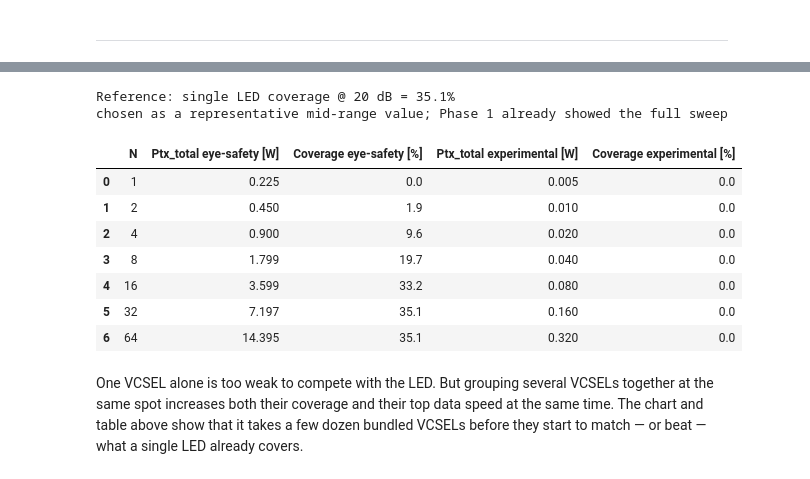
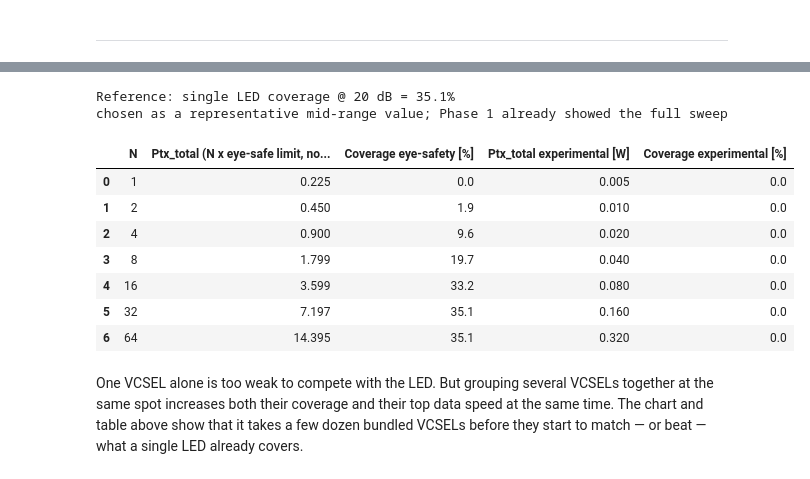
Before and after one commit to carolinalopezdelamadriz/lifi-comparative-analysis, a Jupyter notebook: single_cell_analysis_v3.ipynb, the cells around one changed output, grey strips where cells are left out. Drawn from its saved outputs; the diff is of its cells as text; code cells hidden in the pictures.

```diff
--- a/single_cell_analysis_v3.ipynb
+++ b/single_cell_analysis_v3.ipynb
@@ -523,7 +559,7 @@ def eye_safe_ptx(w0, lam, rp=3.5e-3):
         zhaz = 0.1  # hazard distance capped at 10 cm for wide-divergence beams ([Eye-Safety] Alg. 1)
     else:
         alpha = 2 * np.arctan(w0 / d86)
-        zhaz = w0 / 0.0021 if alpha < 1.5e-3 else 9.2 * np.pi * w0 / (2 * lam)  # [Eye-Safety] Alg. 1
+        zhaz = 2 * w0 / 0.0021 if alpha < 1.5e-3 else 9.2 * np.pi * w0 / (2 * lam)  # [Eye-Safety] Alg. 1, step 9/12
     Wzhaz = w0 * np.sqrt(1 + (zhaz / zR_)**2)  # beam radius at the hazard distance, [Eye-Safety] eq. (4a)
     eta = 1 - np.exp(-2 * rp**2 / Wzhaz**2)    # fraction of beam power entering the pupil
     return (1 / eta) * mpe_point_long_exposure(lam * 1e9) * np.pi * rp**2, zhaz, eta  # Pt,max, [Eye-Safety] eq. (36)
@@ -764,18 +845,18 @@ plt.show()
 # %%
 scaling_df = pd.DataFrame({
     "N": N_VCSEL_LIST,
-    "Ptx_total eye-safety [W]": [round(n * PTX_VCSEL_EYESAFE, 3) for n in N_VCSEL_LIST],
+    "Ptx_total (N x eye-safe limit, not array-verified) [W]": [round(n * PTX_VCSEL_EYESAFE, 3) for n in N_VCSEL_LIST],
     "Coverage eye-safety [%]": [round(c, 1) for c in cov_vs_N_eyesafe],
     "Ptx_total experimental [W]": [round(n * PTX_VCSEL_EXPERIMENTAL, 4) for n in N_VCSEL_LIST],
     "Coverage experimental [%]": [round(c, 1) for c in cov_vs_N_exp],
 })
 print(f"Reference: single LED coverage @ {GAMMA_TH_DB:.0f} dB = {cov_led_value:.1f}%")
 print("chosen as a representative mid-range value; Phase 1 already showed the full sweep")
 scaling_df
 # %% [output]
 Reference: single LED coverage @ 20 dB = 35.1%
 chosen as a representative mid-range value; Phase 1 already showed the full sweep
-|  | N | Ptx_total eye-safety [W] | Coverage eye-safety [%] | Ptx_total experimental [W] | Coverage experimental [%] |
+|  | N | Ptx_total (N x eye-safe limit, no... | Coverage eye-safety [%] | Ptx_total experimental [W] | Coverage experimental [%] |
 | 0 | 1 | 0.225 | 0.0 | 0.005 | 0.0 |
 | 1 | 2 | 0.450 | 1.9 | 0.010 | 0.0 |
 | 2 | 4 | 0.900 | 9.6 | 0.020 | 0.0 |
```
Also changed, not shown: parts of 21 cells of this notebook.
